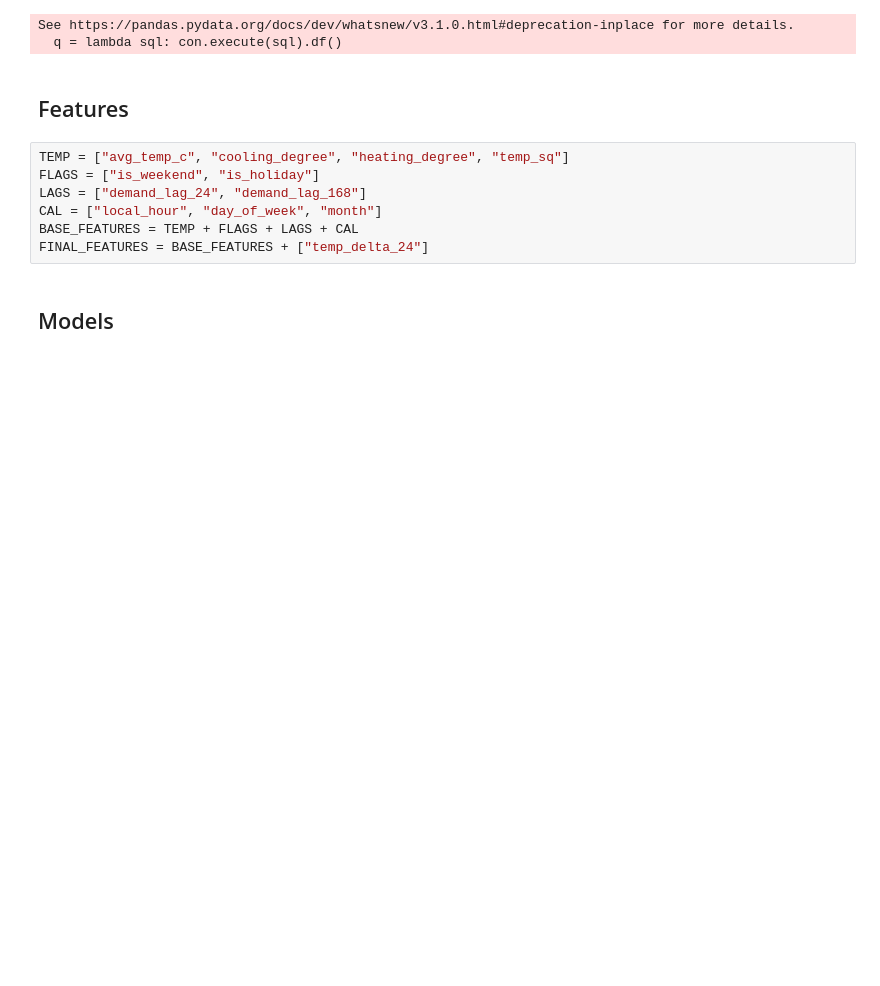
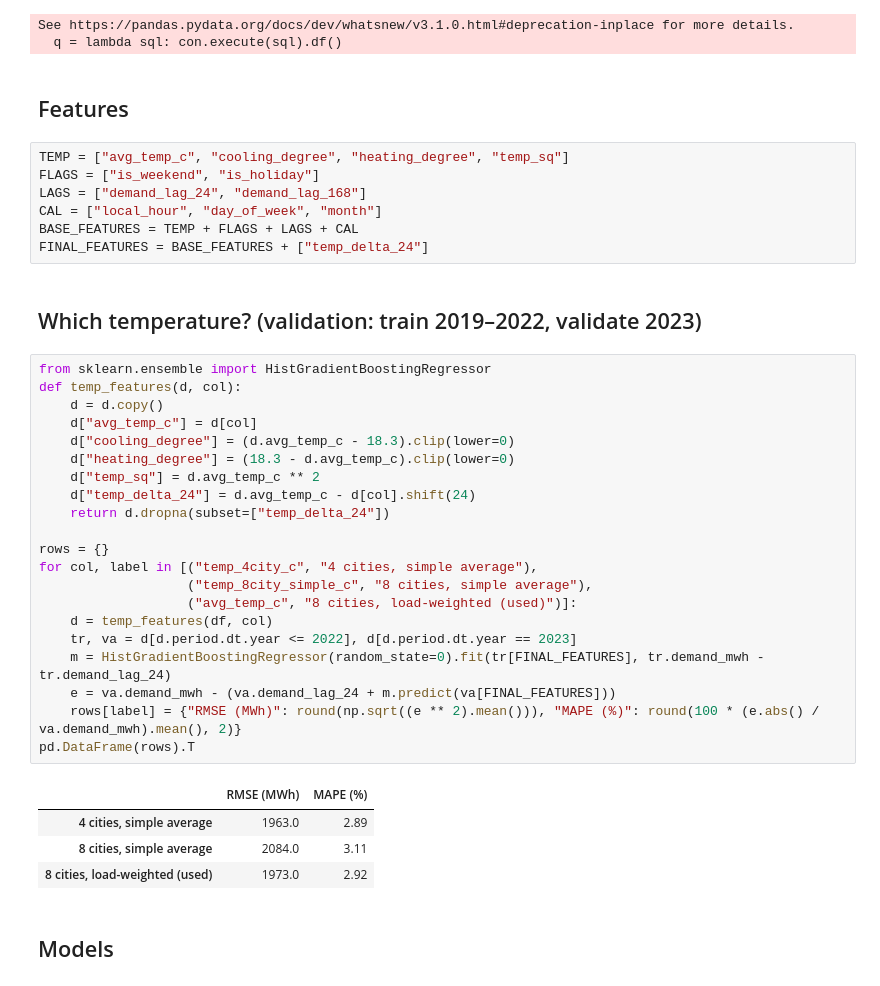
Before and after one commit to Stenberg1/texas-grid-load-analysis, a Jupyter notebook: notebooks/02_model.ipynb, the cells around one changed output. Cells and saved outputs as stored; diff of their text form; blank space fills up the shorter version.

```diff
--- a/notebooks/02_model.ipynb
+++ b/notebooks/02_model.ipynb
@@ -42,6 +43,34 @@ LAGS = ["demand_lag_24", "demand_lag_168"]
 CAL = ["local_hour", "day_of_week", "month"]
 BASE_FEATURES = TEMP + FLAGS + LAGS + CAL
 FINAL_FEATURES = BASE_FEATURES + ["temp_delta_24"]
+# %% [markdown]
+## Which temperature? (validation: train 2019–2022, validate 2023)
+# %%
+from sklearn.ensemble import HistGradientBoostingRegressor
+def temp_features(d, col):
+    d = d.copy()
+    d["avg_temp_c"] = d[col]
+    d["cooling_degree"] = (d.avg_temp_c - 18.3).clip(lower=0)
+    d["heating_degree"] = (18.3 - d.avg_temp_c).clip(lower=0)
+    d["temp_sq"] = d.avg_temp_c ** 2
+    d["temp_delta_24"] = d.avg_temp_c - d[col].shift(24)
+    return d.dropna(subset=["temp_delta_24"])
+
+rows = {}
+for col, label in [("temp_4city_c", "4 cities, simple average"),
+                   ("temp_8city_simple_c", "8 cities, simple average"),
+                   ("avg_temp_c", "8 cities, load-weighted (used)")]:
+    d = temp_features(df, col)
+    tr, va = d[d.period.dt.year <= 2022], d[d.period.dt.year == 2023]
+    m = HistGradientBoostingRegressor(random_state=0).fit(tr[FINAL_FEATURES], tr.demand_mwh - tr.demand_lag_24)
+    e = va.demand_mwh - (va.demand_lag_24 + m.predict(va[FINAL_FEATURES]))
+    rows[label] = {"RMSE (MWh)": round(np.sqrt((e ** 2).mean())), "MAPE (%)": round(100 * (e.abs() / va.demand_mwh).mean(), 2)}
+pd.DataFrame(rows).T
+# %% [output]
+|  | RMSE (MWh) | MAPE (%) |
+| 4 cities, simple average | 1963.0 | 2.89 |
+| 8 cities, simple average | 2084.0 | 3.11 |
+| 8 cities, load-weighted (used) | 1973.0 | 2.92 |
 # %% [markdown]
 ## Models
 # %%
```
Also changed, not shown: parts of 8 cells of this notebook, 30 other files.
